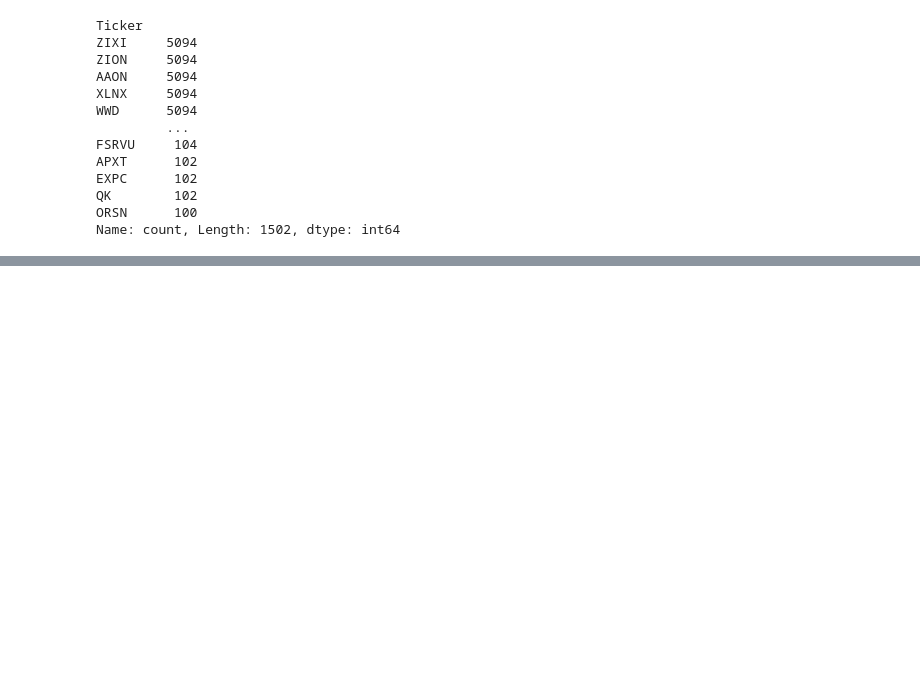
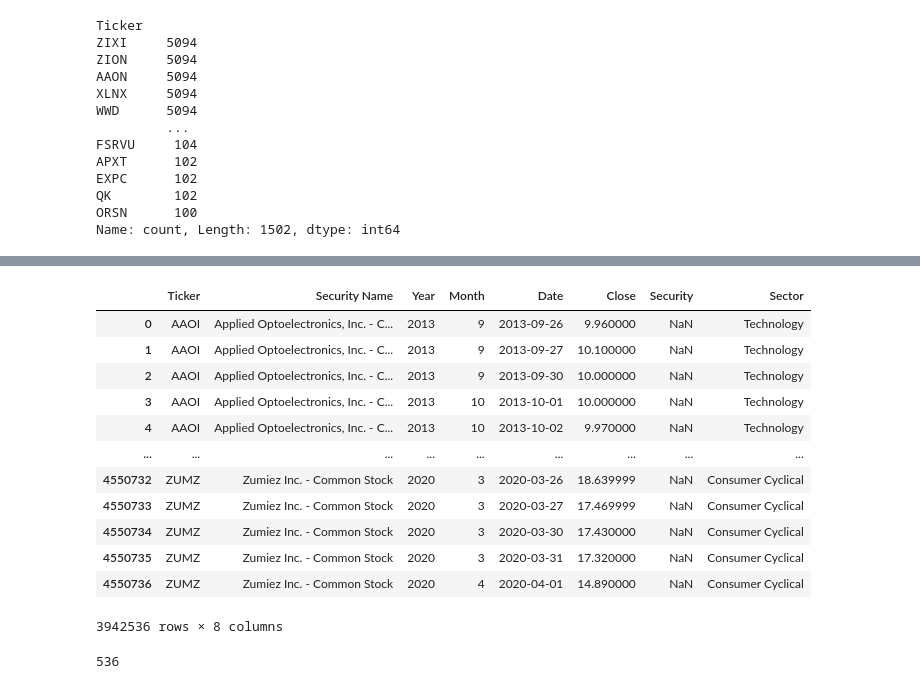
Before and after one commit to Gautham-Nagaraj/Data608-Project, a Jupyter notebook: data_science/eda.ipynb, the cells around one changed output, grey strips where cells are left out. Saved outputs shown, nothing was run; the diff lists cells and outputs as text; code cells hidden in the pictures; blank space fills up the shorter version.

```diff
--- a/data_science/eda.ipynb
+++ b/data_science/eda.ipynb
@@ -474,0 +1051,38 @@ Name: count, Length: 1502, dtype: int64
+# %%
+# Check the structure of cleaned_exclusive_df
+print("Columns in cleaned_exclusive_df:")
+print(cleaned_exclusive_df.columns.tolist())
+print(f"\nShape: {cleaned_exclusive_df.shape}")
+
+# If there's no Sector column, we need to add it
+if 'Sector' not in cleaned_exclusive_df.columns:
+    print("\nSector column not found. Adding sector information...")
+
+    # Load the final ticker data with sectors
+    try:
+        ticker_sectors = pd.read_csv('data/tickers_with_sectors_final.csv')
+        print(f"Loaded {len(ticker_sectors)} tickers with sector info")
+
+        # Merge sector information
+        cleaned_exclusive_df = pd.merge(
+            left=cleaned_exclusive_df,
+            right=ticker_sectors[['Ticker', 'Sector']],
+            on='Ticker',
+            how='left'
+        )
+        print(f"Added Sector column. New shape: {cleaned_exclusive_df.shape}")
+
+        # Show sector distribution
+        print(f"\nSector distribution:")
+        sector_counts = cleaned_exclusive_df['Sector'].value_counts()
+        print(f"Tickers with sectors: {cleaned_exclusive_df['Sector'].notna().sum()}")
+        print(f"Tickers without sectors: {cleaned_exclusive_df['Sector'].isna().sum()}")
+
+    except FileNotFoundError:
+        print("Could not find tickers_with_sectors_final.csv file")
+        print("Need to run the sector fetching process first")
+else:
+    print("Sector column already exists")
+
+print("\nUpdated cleaned_exclusive_df columns:")
+print(cleaned_exclusive_df.columns.tolist())
@@ -474,0 +1107,16 @@ Name: count, Length: 1502, dtype: int64
+# %%
+cleaned_exclusive_df
+# %% [output]
+|  | Ticker | Security Name | Year | Month | Date | Close | Security | Sector |
+| 0 | AAOI | Applied Optoelectronics, Inc. - C... | 2013 | 9 | 2013-09-26 | 9.960000 | NaN | Technology |
+| 1 | AAOI | Applied Optoelectronics, Inc. - C... | 2013 | 9 | 2013-09-27 | 10.100000 | NaN | Technology |
+| 2 | AAOI | Applied Optoelectronics, Inc. - C... | 2013 | 9 | 2013-09-30 | 10.000000 | NaN | Technology |
+| 3 | AAOI | Applied Optoelectronics, Inc. - C... | 2013 | 10 | 2013-10-01 | 10.000000 | NaN | Technology |
+| 4 | AAOI | Applied Optoelectronics, Inc. - C... | 2013 | 10 | 2013-10-02 | 9.970000 | NaN | Technology |
+| ... | ... | ... | ... | ... | ... | ... | ... | ... |
+| 4550732 | ZUMZ | Zumiez Inc. - Common Stock | 2020 | 3 | 2020-03-26 | 18.639999 | NaN | Consumer Cyclical |
+| 4550733 | ZUMZ | Zumiez Inc. - Common Stock | 2020 | 3 | 2020-03-27 | 17.469999 | NaN | Consumer Cyclical |
+| 4550734 | ZUMZ | Zumiez Inc. - Common Stock | 2020 | 3 | 2020-03-30 | 17.430000 | NaN | Consumer Cyclical |
+| 4550735 | ZUMZ | Zumiez Inc. - Common Stock | 2020 | 3 | 2020-03-31 | 17.320000 | NaN | Consumer Cyclical |
+| 4550736 | ZUMZ | Zumiez Inc. - Common Stock | 2020 | 4 | 2020-04-01 | 14.890000 | NaN | Consumer Cyclical |
+3942536 rows × 8 columns
@@ -474,0 +1127,10 @@ Name: count, Length: 1502, dtype: int64
+# %%
+cleaned_exclusive_df = cleaned_exclusive_df.rename(columns={
+    'Ticker': 'symbol',
+    'Security Name': 'company_name',
+    'Date': 'date',
+    'Close': 'price'
+})
+cleaned_exclusive_df[['symbol','date','price']].to_sql("stock_prices",con=engine,  if_exists="append", index=False)
+# %% [output]
+536
```
Also changed, not shown: parts of 42 cells of this notebook, 11 other files.
